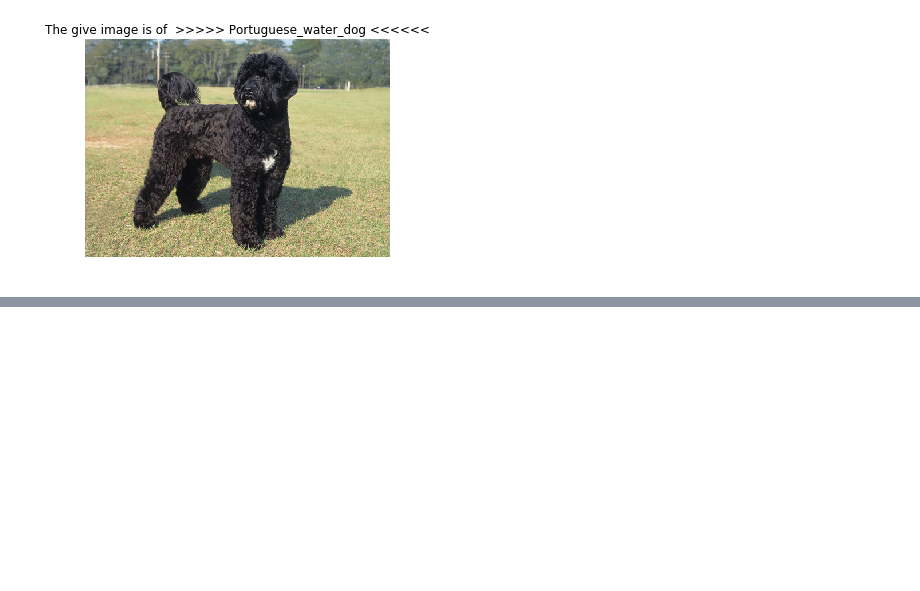
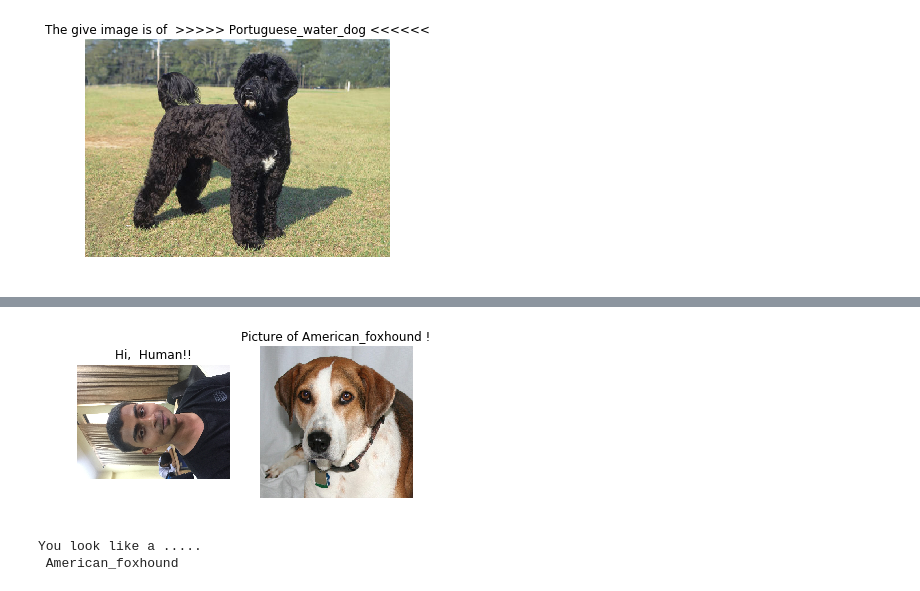
Before and after one commit to unnat5/dog-project, a Jupyter notebook: dog_app.ipynb, the cells around one changed output, grey strips where cells are left out. Saved outputs shown, nothing was run; the diff lists cells and outputs as text; code cells hidden in the pictures; blank space fills up the shorter version.

```diff
--- a/dog_app.ipynb
+++ b/dog_app.ipynb
@@ -869,0 +895,6 @@ predict_dog_human("pd.JPG",resnet50_model)
+# %%
+predict_dog_human("sat.JPG",resnet50_model)
+# %% [output]
+[figure, added]
+You look like a .....
+ American_foxhound
```
Also changed, not shown: parts of 10 cells of this notebook.
